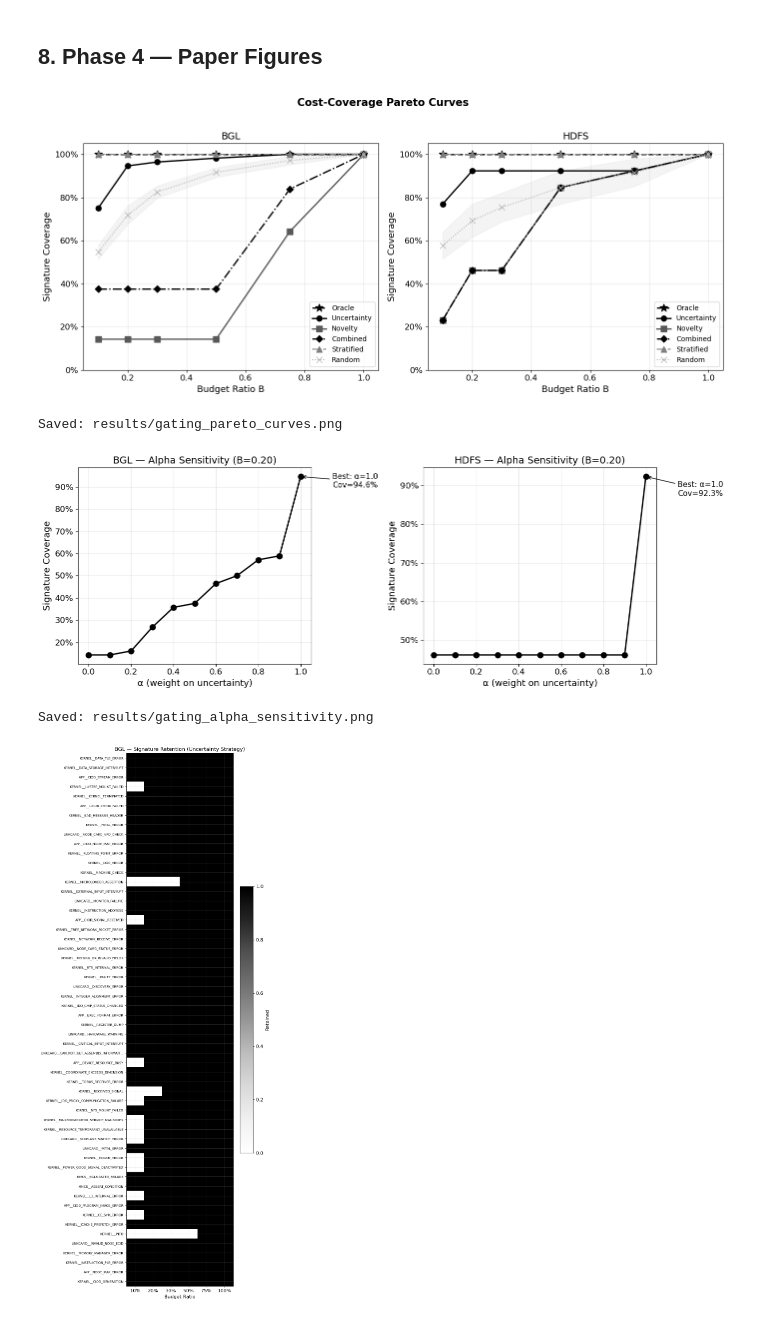
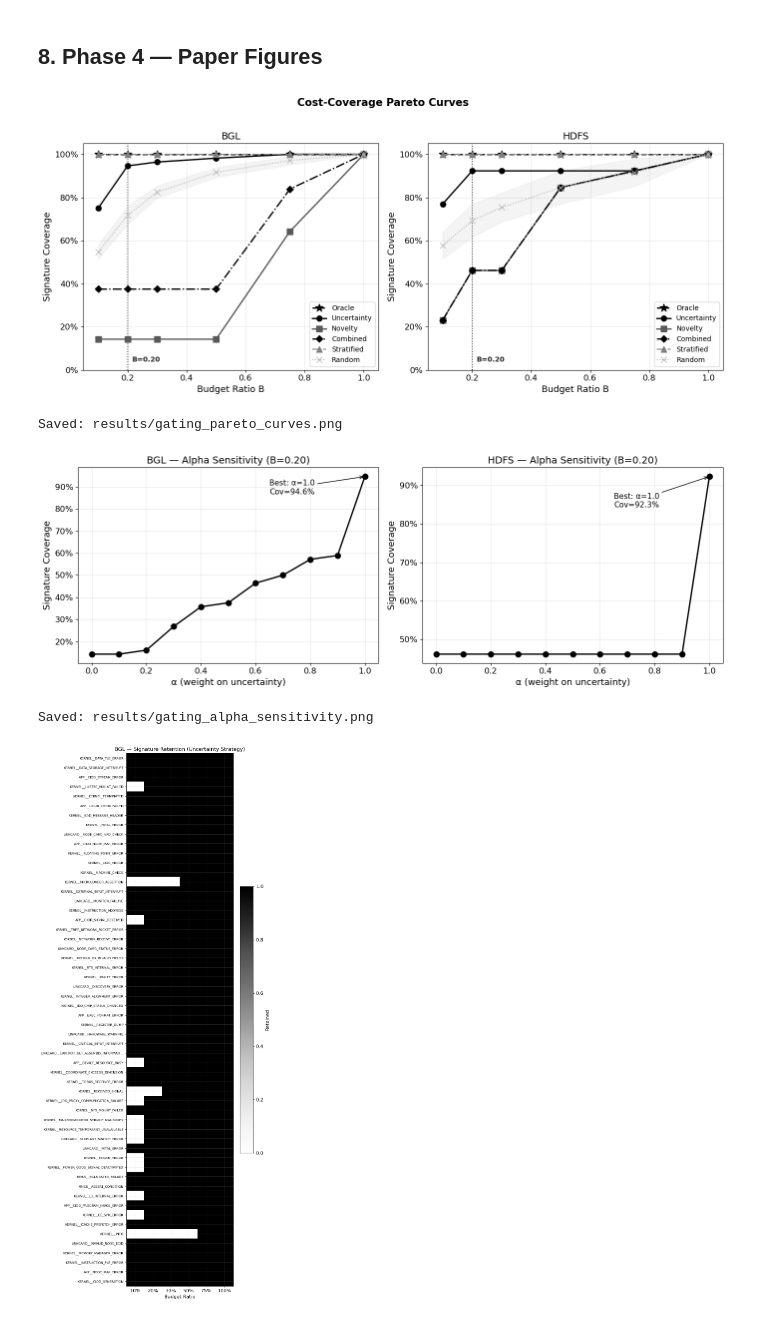
Before and after one commit to tw13023/agentic-log-explanations, a Jupyter notebook: notebooks/07_gating_analysis.ipynb, the cells around one changed output. Drawn from its saved outputs; the diff is of its cells as text; code cells hidden in the pictures.

Commit message:
review Sections 6-9: add Zipf paper figure, improve Pareto/alpha plots, add Word-ready table

```diff
--- a/notebooks/07_gating_analysis.ipynb
+++ b/notebooks/07_gating_analysis.ipynb
@@ -559,3 +559,32 @@ HDFS Signature Statistics:
   Top 5 coverage: 98.0%
   Singletons (count=1): 3
   Tail (count<=5): 6
+# %%
+# --- Paper Figure: Rank-Frequency (Zipf) side-by-side ---
+fig, axes = plt.subplots(1, 2, figsize=(10, 4), sharey=True)
+
+for ax, (sig_counts, name) in zip(axes, [(bgl_sig_counts, 'BGL'), (hdfs_sig_counts, 'HDFS')]):
+    ranks = np.arange(1, len(sig_counts) + 1)
+    ax.plot(ranks, sig_counts.values, 'o-', markersize=5, color='black', linewidth=1.2)
+    ax.set_xlabel('Signature rank', fontsize=11)
+    ax.set_title(name, fontsize=12, fontweight='bold')
+    ax.set_xscale('log')
+    ax.set_yscale('log')
+    ax.tick_params(labelsize=10)
+
+    # annotate key stats
+    n_unique = len(sig_counts)
+    n_tail = (sig_counts <= 5).sum()
+    ax.text(0.95, 0.95,
+            f'{n_unique} types\n{n_tail} in tail ($\\leq$5)',
+            transform=ax.transAxes, ha='right', va='top', fontsize=9,
+            bbox=dict(boxstyle='round,pad=0.3', facecolor='white', edgecolor='0.6'))
+
+axes[0].set_ylabel('Frequency (log scale)', fontsize=11)
+
+fig.suptitle('Signature Rank-Frequency Distribution', fontsize=13, fontweight='bold', y=1.02)
+plt.tight_layout()
+plt.savefig(PROJECT_ROOT / 'results' / 'paper_signature_zipf.png',
+            dpi=600, bbox_inches='tight')
+plt.show()
+print("[OK] Saved results/paper_signature_zipf.png")
@@ -837,6 +869,11 @@ for ax, dataset_name in [(axes[0], 'BGL'), (axes[1], 'HDFS')]:
                 alpha=0.2, color='0.8'
             )
 
+    # Operating point: B=0.20
+    ax.axvline(x=0.20, color='0.15', linestyle=':', linewidth=1.4, zorder=0)
+    ax.text(0.215, 0.03, 'B=0.20', fontsize=10, fontweight='bold', color='0.15',
+            transform=ax.get_xaxis_transform(), va='bottom')
+
     ax.set_xlabel('Budget Ratio B', fontsize=13)
     ax.set_ylabel('Signature Coverage', fontsize=13)
     ax.set_title(f'{dataset_name}', fontsize=14)
@@ -851,7 +888,7 @@ plt.savefig(PROJECT_ROOT / 'results' / 'gating_pareto_curves.png', dpi=600, bbox
 plt.show()
 print("Saved: results/gating_pareto_curves.png")
 # %% [output]
-[figure, old version]
+[figure, new version]
 Saved: results/gating_pareto_curves.png
 # %%
 # === Fig 3: Alpha Sensitivity at B=0.20 ===
@@ -870,35 +907,35 @@ def alpha_sensitivity(df: pd.DataFrame, budget: float = 0.20) -> pd.DataFrame:
         results.append(ev)
 
     return pd.DataFrame(results)
 
 alpha_bgl = alpha_sensitivity(df_bgl, budget=0.20)
 alpha_hdfs = alpha_sensitivity(df_hdfs, budget=0.20)
 
 fig, axes = plt.subplots(1, 2, figsize=(14, 5))
 
 for ax, alpha_df, name in [(axes[0], alpha_bgl, 'BGL'), (axes[1], alpha_hdfs, 'HDFS')]:
     ax.plot(alpha_df['alpha'], alpha_df['coverage'], 'o-',
             color='black', linewidth=2, markersize=8)
     ax.set_xlabel('α (weight on uncertainty)', fontsize=13)
     ax.set_ylabel('Signature Coverage', fontsize=13)
     ax.set_title(f'{name} — Alpha Sensitivity (B=0.20)', fontsize=14)
     ax.set_xlim(-0.05, 1.05)
     ax.yaxis.set_major_formatter(mticker.PercentFormatter(1.0))
 
     best_idx = alpha_df['coverage'].idxmax()
     best_row = alpha_df.loc[best_idx]
     ax.annotate(f'Best: α={best_row["alpha"]:.1f}\nCov={best_row["coverage"]:.1%}',
                 xy=(best_row['alpha'], best_row['coverage']),
-                xytext=(best_row['alpha'] + 0.15, best_row['coverage'] - 0.05),
+                xytext=(best_row['alpha'] - 0.35, best_row['coverage'] - 0.08),
                 arrowprops=dict(arrowstyle='->', color='black'),
                 fontsize=11, color='black')
 
 plt.tight_layout()
 plt.savefig(PROJECT_ROOT / 'results' / 'gating_alpha_sensitivity.png', dpi=600, bbox_inches='tight')
 plt.show()
 print("Saved: results/gating_alpha_sensitivity.png")
 # %% [output]
-[figure, old version]
+[figure, new version]
 Saved: results/gating_alpha_sensitivity.png
 # %%
 # === Fig 4: Signature Retention Heatmap ===
```
Also changed, not shown: parts of 2 cells of this notebook, 4 other files.
